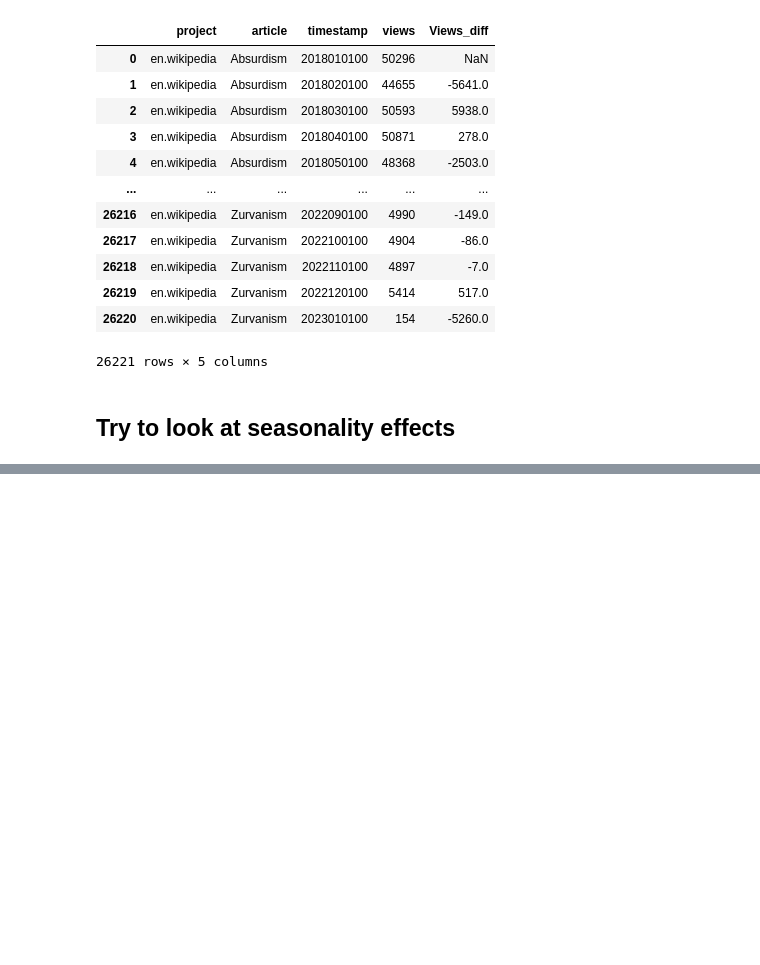
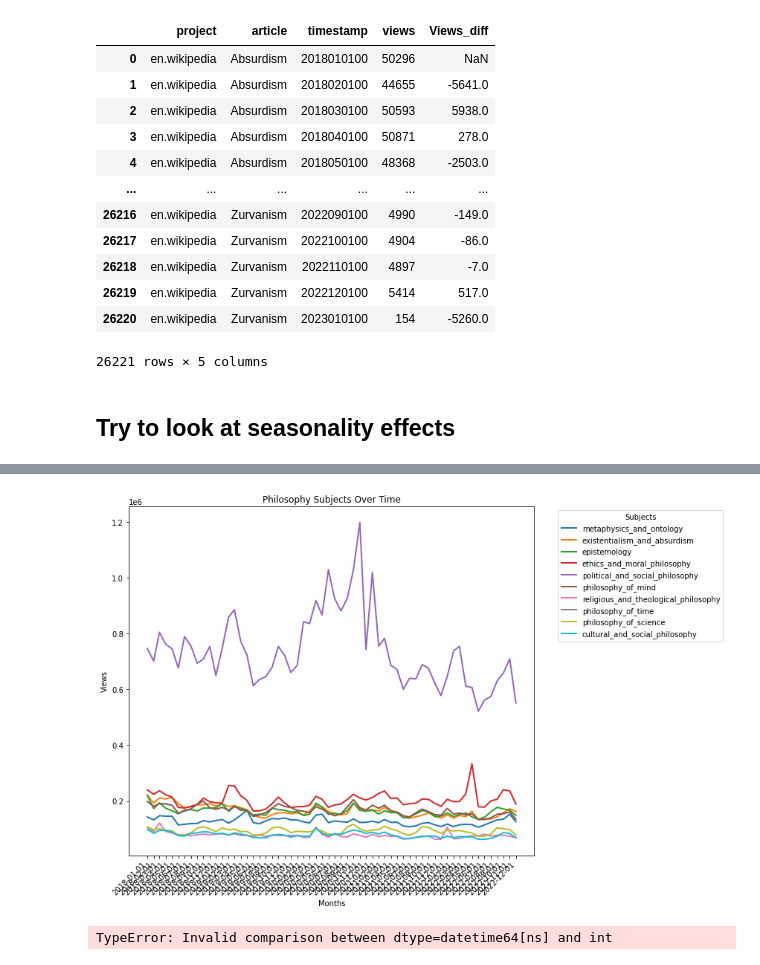
Before and after one commit to epfl-ada/ada-2023-project-mandarinecorp, a Jupyter notebook: trendsenglish.ipynb, the cells around one changed output, grey strips where cells are left out. Cells and saved outputs as stored; diff of their text form; code cells hidden in the pictures; blank space fills up the shorter version.

Commit message:
added_dates_for_english

```diff
--- a/trendsenglish.ipynb
+++ b/trendsenglish.ipynb
@@ -66,0 +81,51 @@ dates = pd.read_csv('data/Philo_en_dates.csv')
+# %%
+df = pd.read_csv('data/BroaderTopics_en.csv')
+df=df.rename(columns={"Unnamed: 0": "date"})
+df["date"] = pd.to_datetime(df["date"])
+
+# Set the 'Unnamed: 0' column as the index if it represents the months
+df.set_index("date", inplace=True)
+# Plotting
+#print(df['date'])
+plt.figure(figsize=(12, 8))  # Adjust the figure size as needed
+
+# Assuming you want a line plot for each subject without dots
+for subject in df.columns:
+    plt.plot(df.index, df[subject], label=subject, linewidth=2)  # Remove marker='o'
+
+plt.title('Philosophy Subjects Over Time')
+plt.xlabel('Months')
+plt.ylabel('Views')
+
+plt.legend(title='Subjects', bbox_to_anchor=(1.05, 1), loc='upper left')  # Adjust legend position
+
+# Format x-axis as dates
+plt.xticks(df.index, df.index.strftime('%Y-%m-%d'), rotation=45, ha='right')
+
+plt.tight_layout()
+plt.show()
+# %% [output]
+[figure, added]
+# %%
+from scipy.stats import ttest_ind
+
+# Assuming df_before and df_after are DataFrames for two time periods
+# Replace 'df_before' and 'df_after' with your actual variable names
+df_before=df[df['date']<20210000000]
+df_after=df[df['date']>20210000000]
+subject_of_interest = 'existentialism_and_absurdism'
+
+# Perform t-test
+t_statistic, p_value = ttest_ind(df_before[subject_of_interest], df_after[subject_of_interest])
+
+# Output results
+print(f'Test Statistic: {t_statistic}')
+print(f'P-value: {p_value}')
+
+# Interpretation
+if p_value < 0.05:
+    print(f'There is a significant change in views for {subject_of_interest}.')
+else:
+    print(f'There is no significant change in views for {subject_of_interest}.')
+# %% [output]
+TypeError: Invalid comparison between dtype=datetime64[ns] and int
```
Also changed, not shown: parts of 5 cells of this notebook, 1 other file.
